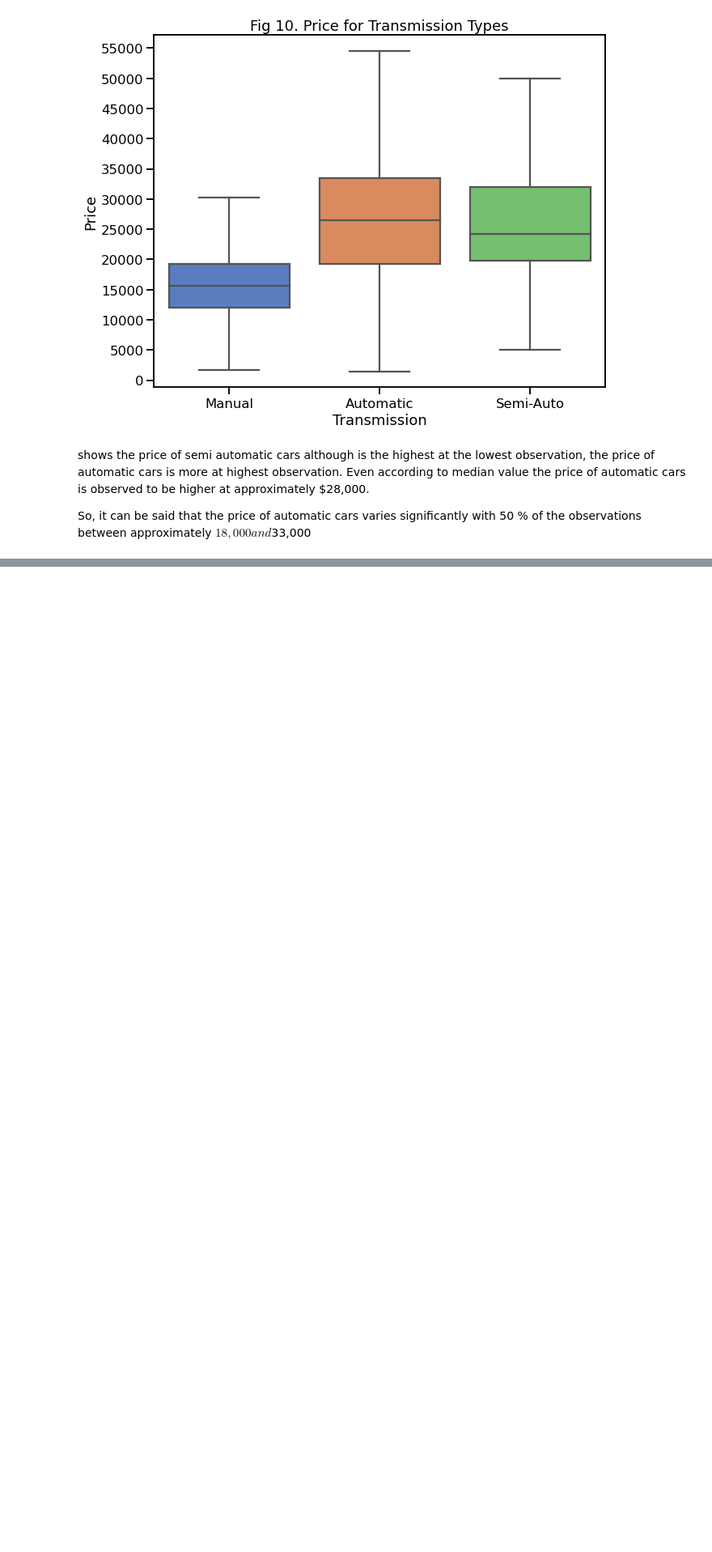
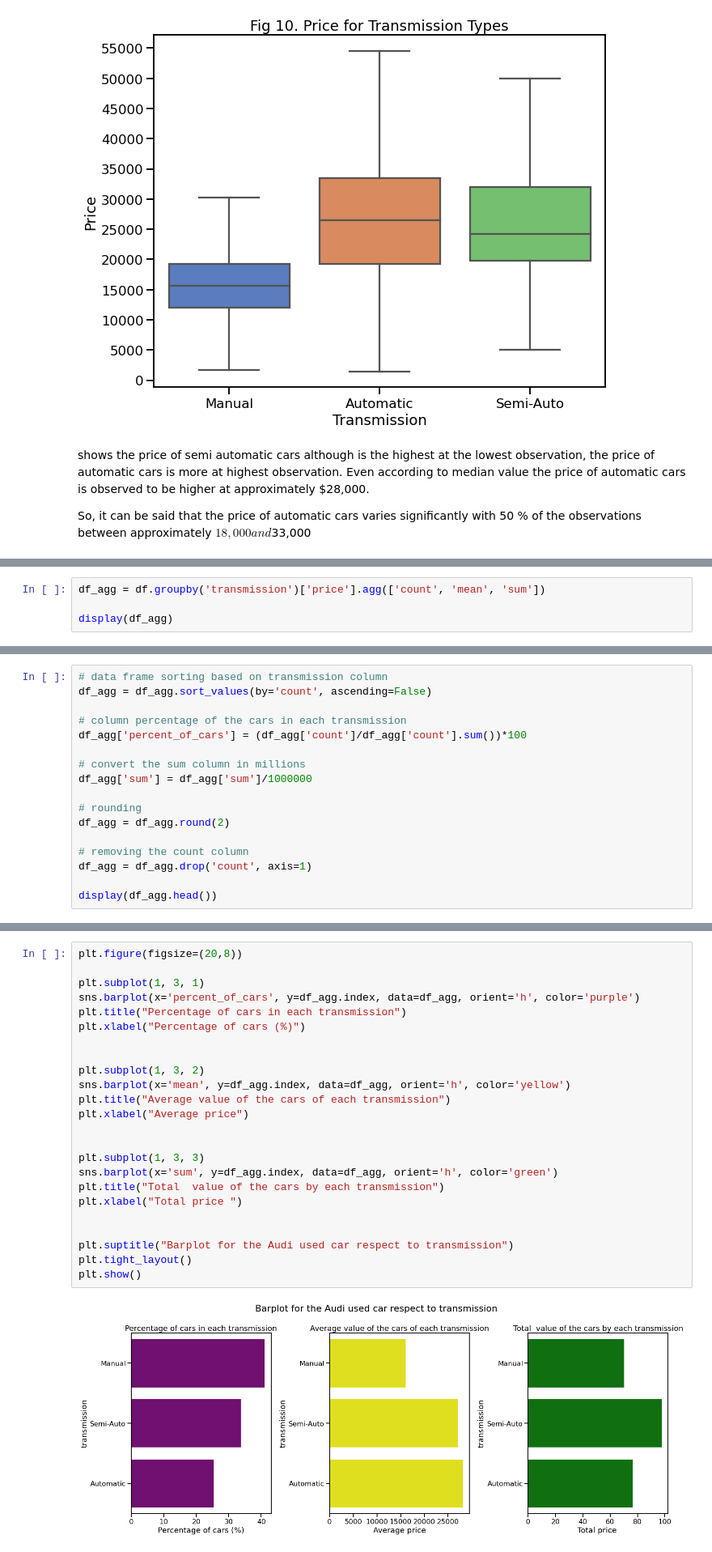
Before and after one commit to Israt055/audi_used_car_analysis-, a Jupyter notebook: audi_used_car_EDA.ipynb, the cells around one changed output, grey strips where cells are left out. Shown at 81% size. Saved outputs shown, nothing was run; the diff lists cells and outputs as text; blank space fills up the shorter version.

```diff
--- a/audi_used_car_EDA.ipynb
+++ b/audi_used_car_EDA.ipynb
@@ -773,0 +896,4 @@ So, it can be said that the price of automatic cars varies significantly with 50
+# %%
+df_agg = df.groupby('transmission')['price'].agg(['count', 'mean', 'sum'])
+
+display(df_agg)
@@ -773,0 +908,17 @@ So, it can be said that the price of automatic cars varies significantly with 50
+# %%
+# data frame sorting based on transmission column
+df_agg = df_agg.sort_values(by='count', ascending=False)
+
+# column percentage of the cars in each transmission
+df_agg['percent_of_cars'] = (df_agg['count']/df_agg['count'].sum())*100
+
+# convert the sum column in millions
+df_agg['sum'] = df_agg['sum']/1000000
+
+# rounding
+df_agg = df_agg.round(2)
+
+# removing the count column
+df_agg = df_agg.drop('count', axis=1)
+
+display(df_agg.head())
@@ -773,0 +931,26 @@ So, it can be said that the price of automatic cars varies significantly with 50
+# %%
+plt.figure(figsize=(20,8))
+
+plt.subplot(1, 3, 1)
+sns.barplot(x='percent_of_cars', y=df_agg.index, data=df_agg, orient='h', color='purple')
+plt.title("Percentage of cars in each transmission")
+plt.xlabel("Percentage of cars (%)")
+
+
+plt.subplot(1, 3, 2)
+sns.barplot(x='mean', y=df_agg.index, data=df_agg, orient='h', color='yellow')
+plt.title("Average value of the cars of each transmission")
+plt.xlabel("Average price")
+
+
+plt.subplot(1, 3, 3)
+sns.barplot(x='sum', y=df_agg.index, data=df_agg, orient='h', color='green')
+plt.title("Total  value of the cars by each transmission")
+plt.xlabel("Total price ")
+
+
+plt.suptitle("Barplot for the Audi used car respect to transmission")
+plt.tight_layout()
+plt.show()
+# %% [output]
+[figure, added]
```
Also changed, not shown: parts of 33 cells of this notebook.
